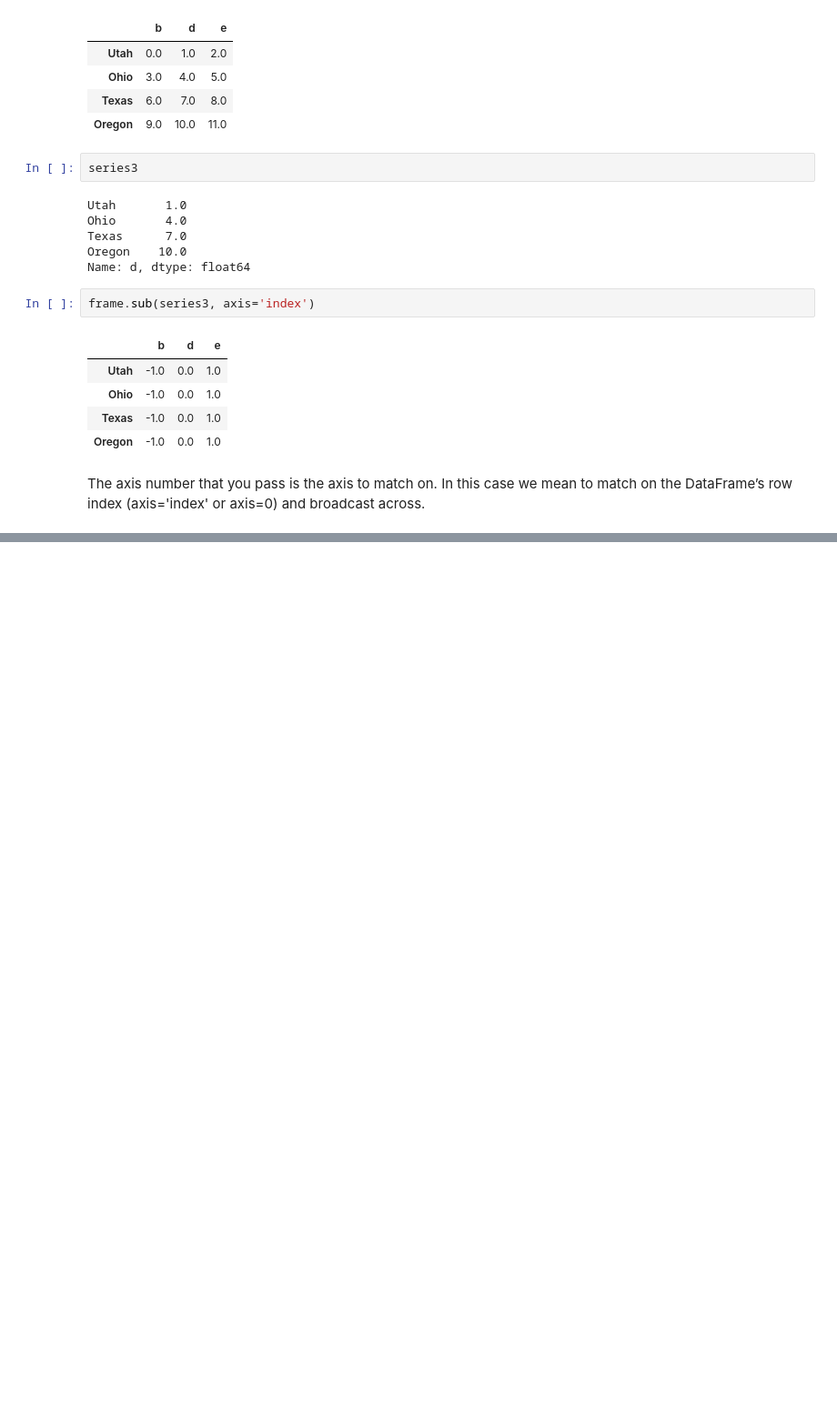
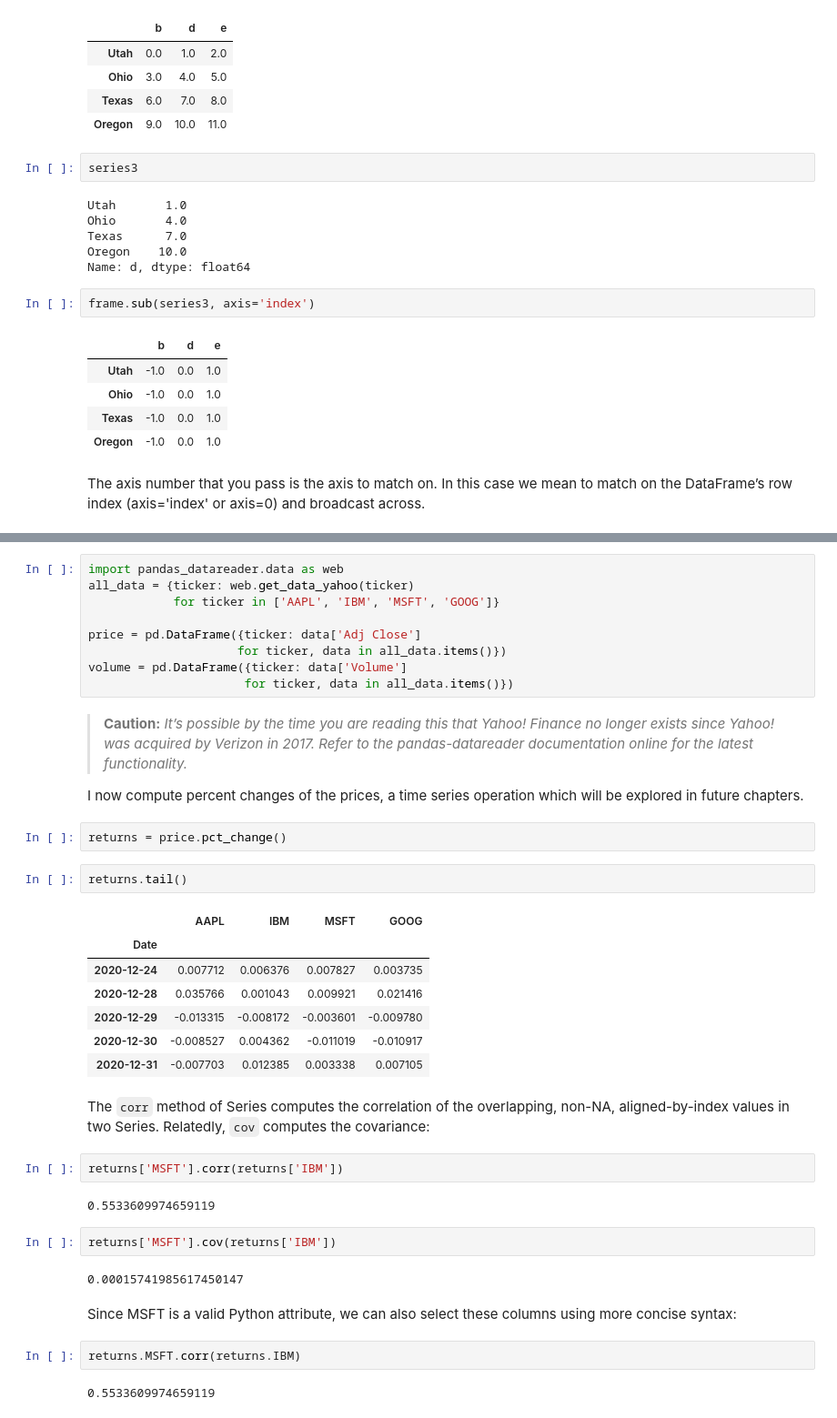
Before and after one commit to frapima/PED, a Jupyter notebook: unit2/4. Acceso y modificación de datos (Pandas).ipynb, the cells around one changed output, grey strips where cells are left out. Shown at 91% size. Cells and saved outputs as stored; diff of their text form; blank space fills up the shorter version.

Commit message:
Unit2:PandasDataAnalysis:Chapter5:Section3

```diff
--- a/unit2/4. Acceso y modificación de datos (Pandas).ipynb
+++ b/unit2/4. Acceso y modificación de datos (Pandas).ipynb
@@ -706,0 +1194,41 @@ The axis number that you pass is the axis to match on. In this case we mean to m
+# %%
+import pandas_datareader.data as web
+all_data = {ticker: web.get_data_yahoo(ticker)
+            for ticker in ['AAPL', 'IBM', 'MSFT', 'GOOG']}
+
+price = pd.DataFrame({ticker: data['Adj Close']
+                     for ticker, data in all_data.items()})
+volume = pd.DataFrame({ticker: data['Volume']
+                      for ticker, data in all_data.items()})
+# %% [markdown]
+>**Caution:** *It’s possible by the time you are reading this that Yahoo! Finance no longer exists since Yahoo! was acquired by Verizon in 2017. Refer to the pandas-datareader documentation online for the latest functionality.*
+
+I now compute percent changes of the prices, a time series operation which will be explored in future chapters.
+# %%
+returns = price.pct_change()
+# %%
+returns.tail()
+# %% [output]
+|  | AAPL | IBM | MSFT | GOOG |
+| Date |  |  |  |  |
+| 2020-12-24 | 0.007712 | 0.006376 | 0.007827 | 0.003735 |
+| 2020-12-28 | 0.035766 | 0.001043 | 0.009921 | 0.021416 |
+| 2020-12-29 | -0.013315 | -0.008172 | -0.003601 | -0.009780 |
+| 2020-12-30 | -0.008527 | 0.004362 | -0.011019 | -0.010917 |
+| 2020-12-31 | -0.007703 | 0.012385 | 0.003338 | 0.007105 |
+# %% [markdown]
+The `corr` method of Series computes the correlation of the overlapping, non-NA, aligned-by-index values in two Series. Relatedly, `cov` computes the covariance:
+# %%
+returns['MSFT'].corr(returns['IBM'])
+# %% [output]
+0.5533609974659119
+# %%
+returns['MSFT'].cov(returns['IBM'])
+# %% [output]
+0.00015741985617450147
+# %% [markdown]
+Since MSFT is a valid Python attribute, we can also select these columns using more concise syntax:
+# %%
+returns.MSFT.corr(returns.IBM)
+# %% [output]
+0.5533609974659119
```
Also changed, not shown: parts of 108 cells of this notebook.
